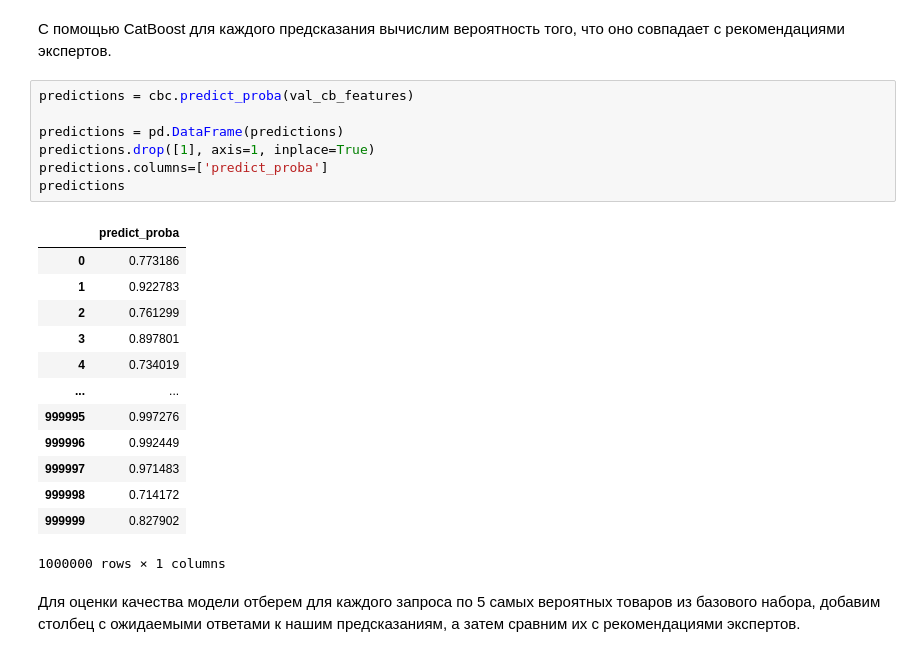
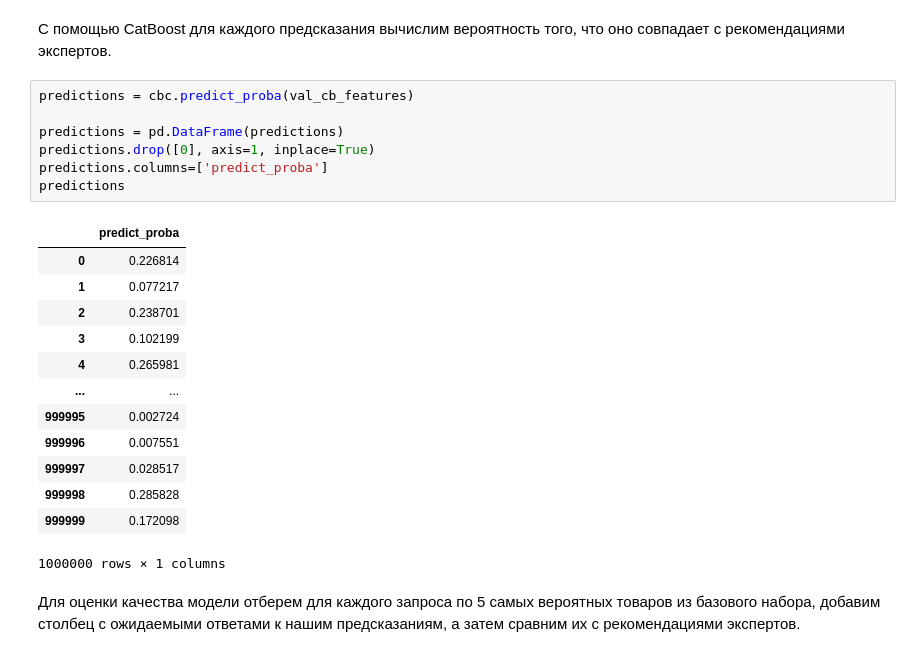
Before and after one commit to VeraMeln/matching, a Jupyter notebook: goods_recommendation.ipynb, the cells around one changed output. Drawn from its saved outputs; the diff is of its cells as text.

```diff
--- a/base_full.ipynb
+++ b/goods_recommendation.ipynb
@@ -874,23 +875,23 @@ val_cb_features.head()
 # %%
 predictions = cbc.predict_proba(val_cb_features)
 
 predictions = pd.DataFrame(predictions)
-predictions.drop([1], axis=1, inplace=True)
+predictions.drop([0], axis=1, inplace=True)
 predictions.columns=['predict_proba']
 predictions
 # %% [output]
 |  | predict_proba |
-| 0 | 0.773186 |
-| 1 | 0.922783 |
-| 2 | 0.761299 |
-| 3 | 0.897801 |
-| 4 | 0.734019 |
+| 0 | 0.226814 |
+| 1 | 0.077217 |
+| 2 | 0.238701 |
+| 3 | 0.102199 |
+| 4 | 0.265981 |
 | ... | ... |
-| 999995 | 0.997276 |
-| 999996 | 0.992449 |
-| 999997 | 0.971483 |
-| 999998 | 0.714172 |
-| 999999 | 0.827902 |
+| 999995 | 0.002724 |
+| 999996 | 0.007551 |
+| 999997 | 0.028517 |
+| 999998 | 0.285828 |
+| 999999 | 0.172098 |
 1000000 rows × 1 columns
 # %% [markdown]
 Для оценки качества модели отберем для каждого запроса по 5 самых вероятных товаров из базового набора, добавим столбец с ожидаемыми ответами к нашим предсказаниям, а затем сравним их с рекомендациями экспертов.
```
Also changed, not shown: parts of 9 cells of this notebook, 4 other files.
